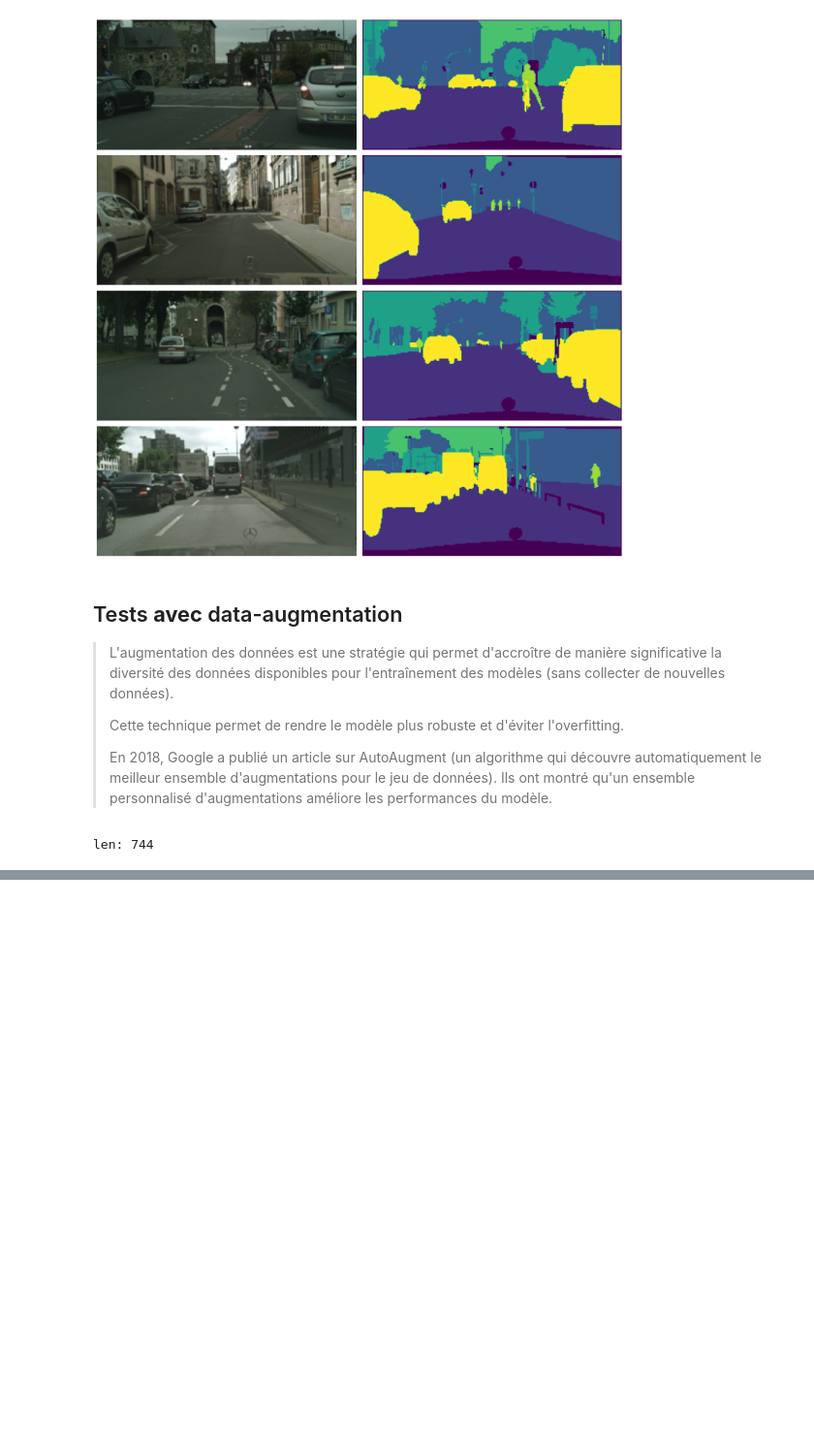
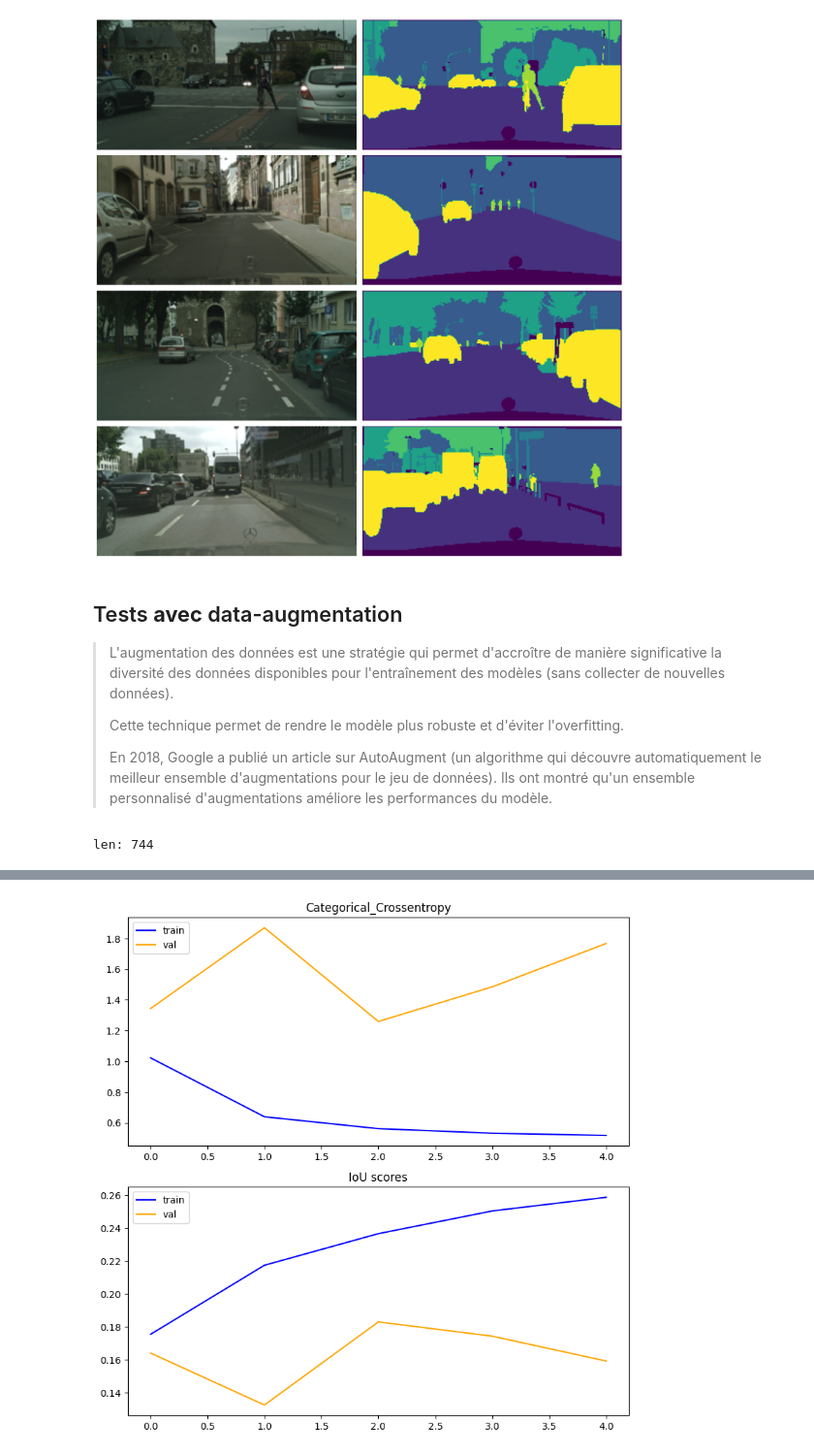
Before and after one commit to Valkea/OC_AI_08, a Jupyter notebook: 02_DataGenerators.ipynb, the cells around one changed output, grey strips where cells are left out. Shown at 97% size. Drawn from its saved outputs; the diff is of its cells as text; code cells hidden in the pictures; blank space fills up the shorter version.

```diff
--- a/02_DataGenerators.ipynb
+++ b/02_DataGenerators.ipynb
@@ -149,0 +178,3 @@ plt.show()
+# %%
+BACKBONE = 'resnet34'
+preprocess_input = sm.get_preprocessing(BACKBONE)
@@ -149,0 +228,9 @@ plt.show()
+# %%
+history = model.fit(
+    train_ds,
+    validation_data=valid_ds,
+    epochs=5,
+    batch_size=batch_size,
+    # callbacks=[es, checkpoint]
+    # validation_split=0.2
+)
@@ -149,0 +248,29 @@ plt.show()
+# %%
+def summarize_diagnostics(history):
+
+    figure = plt.figure(figsize=(8,8))
+
+    # plot loss
+    plt.subplot(211)
+    plt.title(f_loss.name.title())
+    plt.plot(history.history['loss'], color='blue', label='train')
+    plt.plot(history.history['val_loss'], color='orange', label='val')
+    plt.legend()
+
+    # plot metric
+    plt.subplot(212)
+    plt.title('IoU scores')
+    plt.plot(history.history['iou_score'], color='blue', label='train')
+    plt.plot(history.history['val_iou_score'], color='orange', label='val')
+    plt.legend()
+
+    # save plot to file
+    #filename = sys.argv[0].split('/')[-1]
+    #plt.savefig(filename + '_plot.png')
+    #plt.close()
+
+    plt.tight_layout(pad=1.0)
+# %%
+summarize_diagnostics(history)
+# %% [output]
+[figure, added]
```
Also changed, not shown: parts of 17 cells of this notebook.
